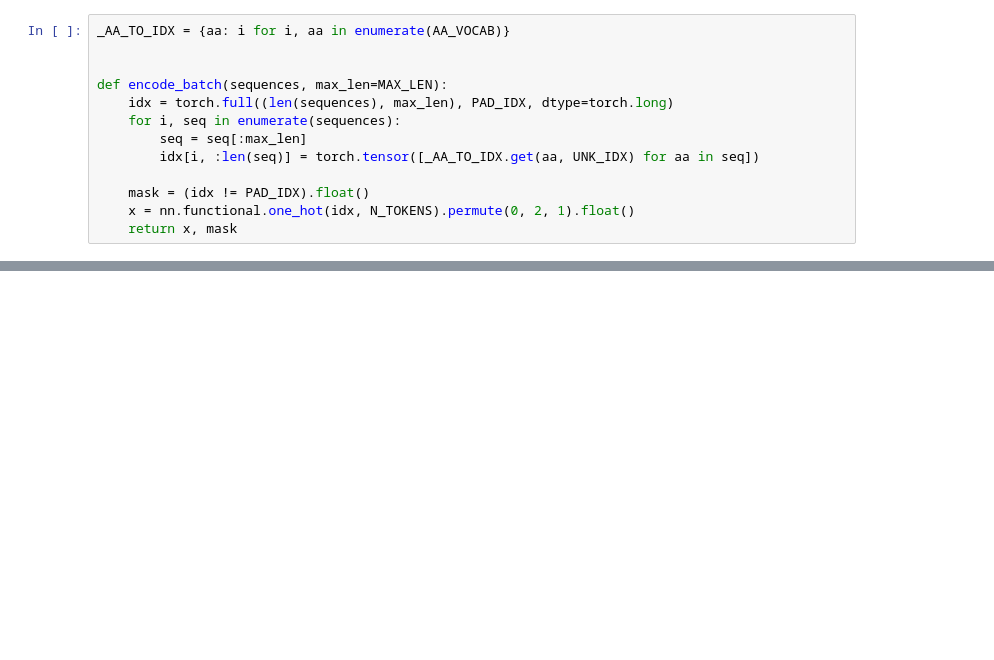
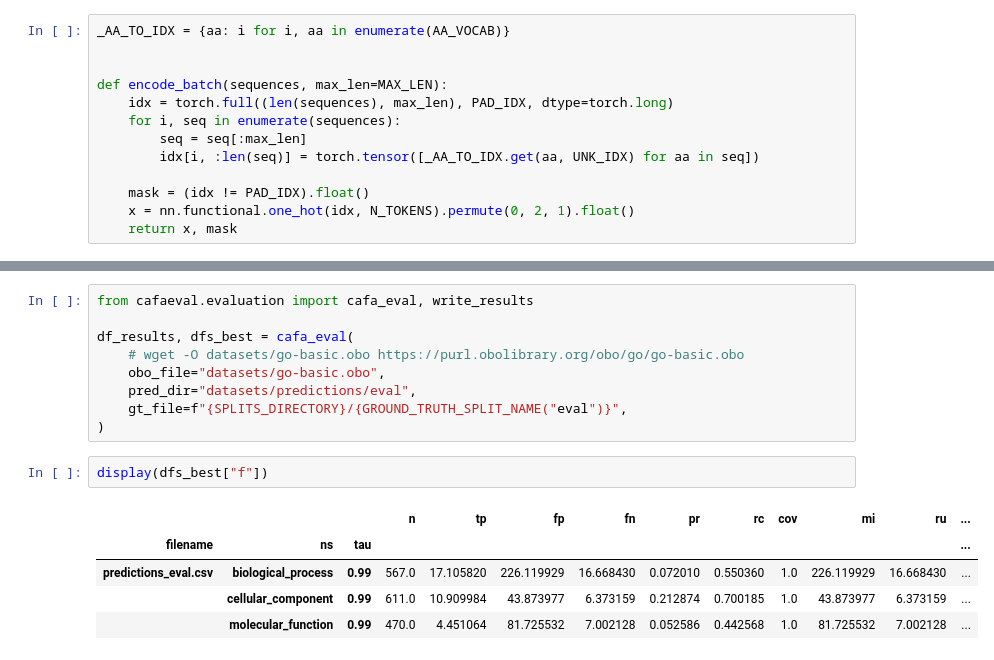
Before and after one commit to LukaszKluza/MLinBio, a Jupyter notebook: notebook.ipynb, the cells around one changed output, grey strips where cells are left out. Cells and saved outputs as stored; diff of their text form; blank space fills up the shorter version.

```diff
--- a/notebook.ipynb
+++ b/notebook.ipynb
@@ -559,0 +648,17 @@ dtype: int64
+# %%
+from cafaeval.evaluation import cafa_eval, write_results
+
+df_results, dfs_best = cafa_eval(
+    # wget -O datasets/go-basic.obo https://purl.obolibrary.org/obo/go/go-basic.obo
+    obo_file="datasets/go-basic.obo",
+    pred_dir="datasets/predictions/eval",
+    gt_file=f"{SPLITS_DIRECTORY}/{GROUND_TRUTH_SPLIT_NAME("eval")}",
+)
+# %%
+display(dfs_best["f"])
+# %% [output]
+|  |  |  | n | tp | fp | fn | pr | rc | cov | mi | ru | ... |
+| filename | ns | tau |  |  |  |  |  |  |  |  |  | ... |
+| predictions_eval.csv | biological_process | 0.99 | 567.0 | 17.105820 | 226.119929 | 16.668430 | 0.072010 | 0.550360 | 1.0 | 226.119929 | 16.668430 | ... |
+|  | cellular_component | 0.99 | 611.0 | 10.909984 | 43.873977 | 6.373159 | 0.212874 | 0.700185 | 1.0 | 43.873977 | 6.373159 | ... |
+|  | molecular_function | 0.99 | 470.0 | 4.451064 | 81.725532 | 7.002128 | 0.052586 | 0.442568 | 1.0 | 81.725532 | 7.002128 | ... |
```
Also changed, not shown: parts of 24 cells of this notebook, 19 other files.
